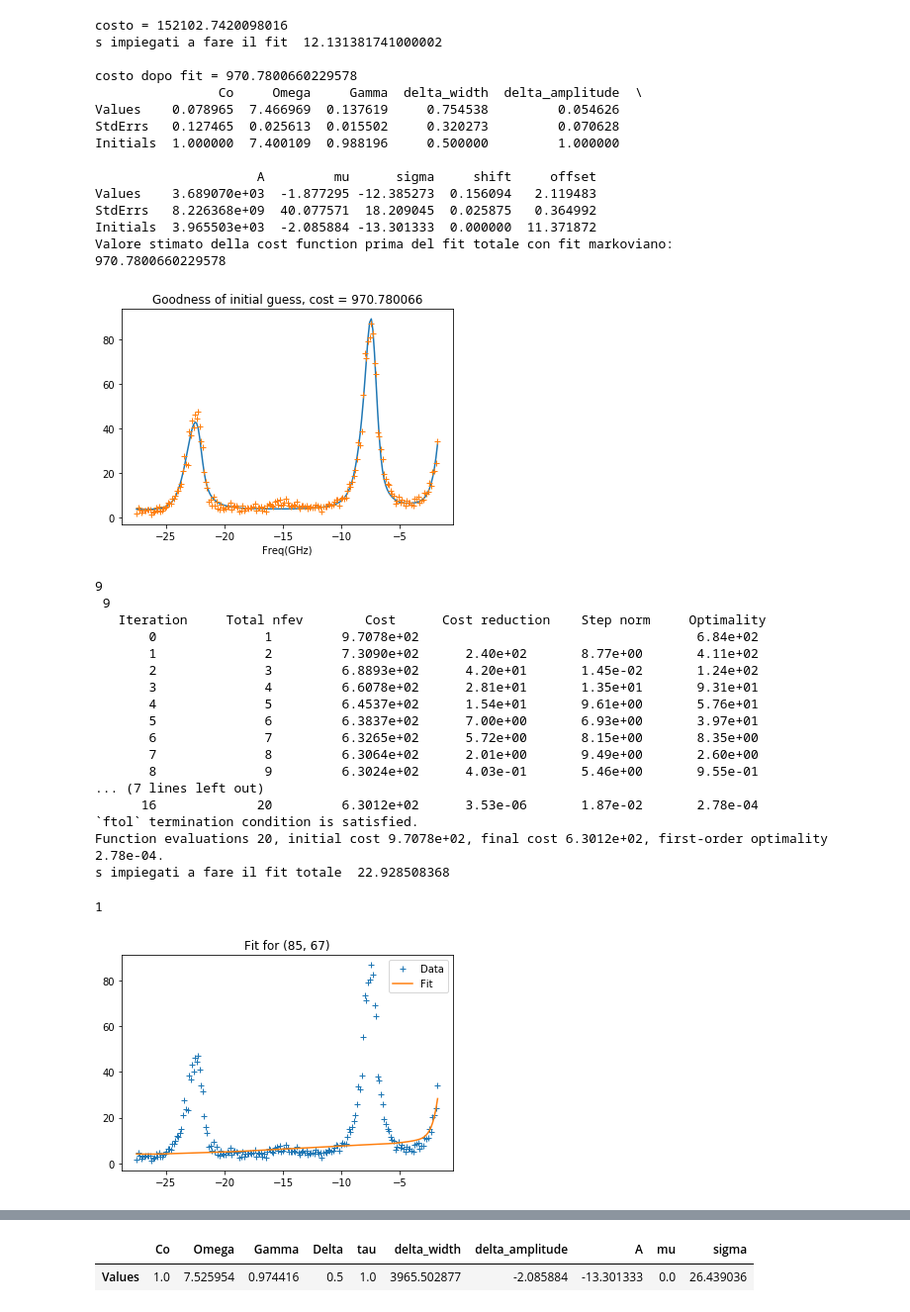
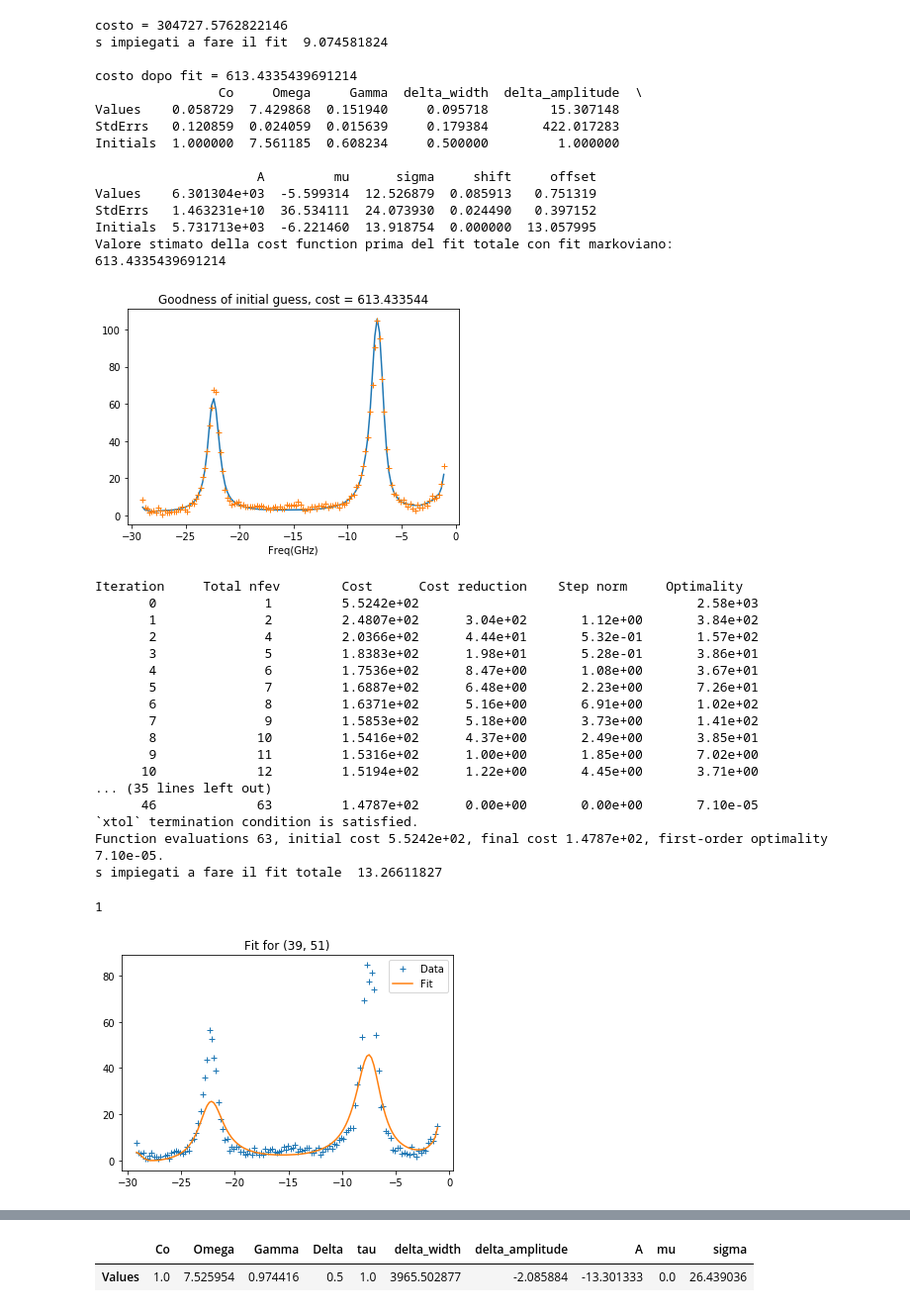
Before and after one commit to flautodipan/Python_Libraries, a Jupyter notebook: Experimentum_single.ipynb, the cells around one changed output, grey strips where cells are left out. Shown at 99% size. Saved outputs shown, nothing was run; the diff lists cells and outputs as text; code cells hidden in the pictures.

```diff
--- a/Experimentum_single.ipynb
+++ b/Experimentum_single.ipynb
@@ -29,13 +28,13 @@ cols_real   = ('Co', 'Omega', 'Gamma', 'Delta', 'tau', 'delta_width', 'delta_amp
 cols_gauss  = ( 'A', 'mu', 'sigma')
 # %%
 #0) importo dati e inizializzo oggetti
-i   =   85
-j   =   67
-y    =   Import_from_Matlab(spectra_filename, spectra_path, var_name = 'y')[i][j]
+i   =   9
+j   =   74
+y    =   Import_from_Matlab(spectra_filename, now_path, var_name = 'y')[i][j]
 Data    =   Exp.Spectrum(name = str((i,j)))
-Data.Get_Spectrum(y = np.resize(y, np.max(y.shape)), offset = 183., cut = True, cut_range = (100, 680))
+Data.Get_Spectrum(y = np.resize(y, np.max(y.shape)), offset = 183., cut = False, cut_range = (100, 680))
 Data.Get_Spectrum_Peaks(**syg_kwargs)
-Data.Get_VIPA_tif(VIPA_filename, VIPA_path)
+Data.Get_VIPA_tif(VIPA_filename, now_path, fig = 'VIPA_img', save_path = now_path)
 
 plt.figure()
 plt.plot(Data.x, Data.y)
@@ -49,6 +48,7 @@ elif    check == 2  : nature    = 'brillouin_higher'
 elif    check == 3  : nature    = 'invisible'
 else:                 nature    = 'bono'
 print('Lo spettro è '+nature)
+print('Lo spettro ha {} picchi'.format(Data.n_peaks))
 # %% [output]
 ATTENZIONE funzione da aggiornare
 
@@ -104,50 +107,50 @@ E li ho aggiunti ai parametri iniziali per il fit. Ora conosco 12 parametri su 1
 # %%
 #3) fit markoviano
 Data.Get_p0_by_Markov(Data.p0.values[0],treshold = 1000)
-print(Data.Fit_Params)
+print(Data.Markov_Fit_Params)
 Data.Take_A_Look_Before_Fitting()
 # %% [output]
-costo = 152102.7420098016
-s impiegati a fare il fit  12.131381741000002
+costo = 304727.5762822146
+s impiegati a fare il fit  9.074581824
 
-costo dopo fit = 970.7800660229578
+costo dopo fit = 613.4335439691214
                 Co     Omega     Gamma  delta_width  delta_amplitude  \
-Values    0.078965  7.466969  0.137619     0.754538         0.054626
-StdErrs   0.127465  0.025613  0.015502     0.320273         0.070628
-Initials  1.000000  7.400109  0.988196     0.500000         1.000000
+Values    0.058729  7.429868  0.151940     0.095718        15.307148
+StdErrs   0.120859  0.024059  0.015639     0.179384       422.017283
+Initials  1.000000  7.561185  0.608234     0.500000         1.000000
 
                      A         mu      sigma     shift     offset
-Values    3.689070e+03  -1.877295 -12.385273  0.156094   2.119483
-StdErrs   8.226368e+09  40.077571  18.209045  0.025875   0.364992
-Initials  3.965503e+03  -2.085884 -13.301333  0.000000  11.371872
+Values    6.301304e+03  -5.599314  12.526879  0.085913   0.751319
+StdErrs   1.463231e+10  36.534111  24.073930  0.024490   0.397152
+Initials  5.731713e+03  -6.221460  13.918754  0.000000  13.057995
 Valore stimato della cost function prima del fit totale con fit markoviano:
-970.7800660229578
+613.4335439691214
-[figure, old version]
+[figure, new version]
 # %%
 #4) fit totale
-percents                    =   (0.2, 0.1, 0.15, 'positive', 'positive', 0.15, 0.15, np.inf, np.inf)
+percents                    =   (0.2, 0.1, 0.1, 'positive', 'positive', 0.15, 0.15, np.inf, np.inf)
 Data.Get_Fit_Bounds(percents, columns = cols_real)
-p_gauss = Data.p0[list(cols_gauss)].values[0]
+p_gauss = Data.Markov_Fit_Params[list(cols_gauss)].values[0]
 Data.Get_p0(Data.p0[list(cols_real)].values[0], cols_real)
-Data.Non_Linear_Least_Squares(p_gauss, cols_real, bound = (Data.bounds['down'].values, Data.bounds['up'].values), verbose = 2, fig = True, max_nfev = 20)
+Data.Non_Linear_Least_Squares(p_gauss, cols_real, bound = (Data.bounds['down'].values, Data.bounds['up'].values), verbose = 2, fig = True, max_nfev = 200)
 # %% [output]
-9
- 9
-   Iteration     Total nfev        Cost      Cost reduction    Step norm     Optimality
-       0              1         9.7078e+02                                    6.84e+02
-       1              2         7.3090e+02      2.40e+02       8.77e+00       4.11e+02
-       2              3         6.8893e+02      4.20e+01       1.45e-02       1.24e+02
-       3              4         6.6078e+02      2.81e+01       1.35e+01       9.31e+01
-       4              5         6.4537e+02      1.54e+01       9.61e+00       5.76e+01
-       5              6         6.3837e+02      7.00e+00       6.93e+00       3.97e+01
-       6              7         6.3265e+02      5.72e+00       8.15e+00       8.35e+00
-       7              8         6.3064e+02      2.01e+00       9.49e+00       2.60e+00
-       8              9         6.3024e+02      4.03e-01       5.46e+00       9.55e-01
-... (7 lines left out)
-      16             20         6.3012e+02      3.53e-06       1.87e-02       2.78e-04
-`ftol` termination condition is satisfied.
-Function evaluations 20, initial cost 9.7078e+02, final cost 6.3012e+02, first-order optimality 2.78e-04.
-s impiegati a fare il fit totale  22.928508368
+Iteration     Total nfev        Cost      Cost reduction    Step norm     Optimality
+       0              1         5.5242e+02                                    2.58e+03
+       1              2         2.4807e+02      3.04e+02       1.12e+00       3.84e+02
+       2              4         2.0366e+02      4.44e+01       5.32e-01       1.57e+02
+       3              5         1.8383e+02      1.98e+01       5.28e-01       3.86e+01
+       4              6         1.7536e+02      8.47e+00       1.08e+00       3.67e+01
+       5              7         1.6887e+02      6.48e+00       2.23e+00       7.26e+01
+       6              8         1.6371e+02      5.16e+00       6.91e+00       1.02e+02
+       7              9         1.5853e+02      5.18e+00       3.73e+00       1.41e+02
+       8             10         1.5416e+02      4.37e+00       2.49e+00       3.85e+01
+       9             11         1.5316e+02      1.00e+00       1.85e+00       7.02e+00
+      10             12         1.5194e+02      1.22e+00       4.45e+00       3.71e+00
+... (35 lines left out)
+      46             63         1.4787e+02      0.00e+00       0.00e+00       7.10e-05
+`xtol` termination condition is satisfied.
+Function evaluations 63, initial cost 5.5242e+02, final cost 1.4787e+02, first-order optimality 7.10e-05.
+s impiegati a fare il fit totale  13.26611827
 1
-[figure, old version]
+[figure, new version]
 # %%
```
Also changed, not shown: parts of 4 cells of this notebook, 2 other files.
